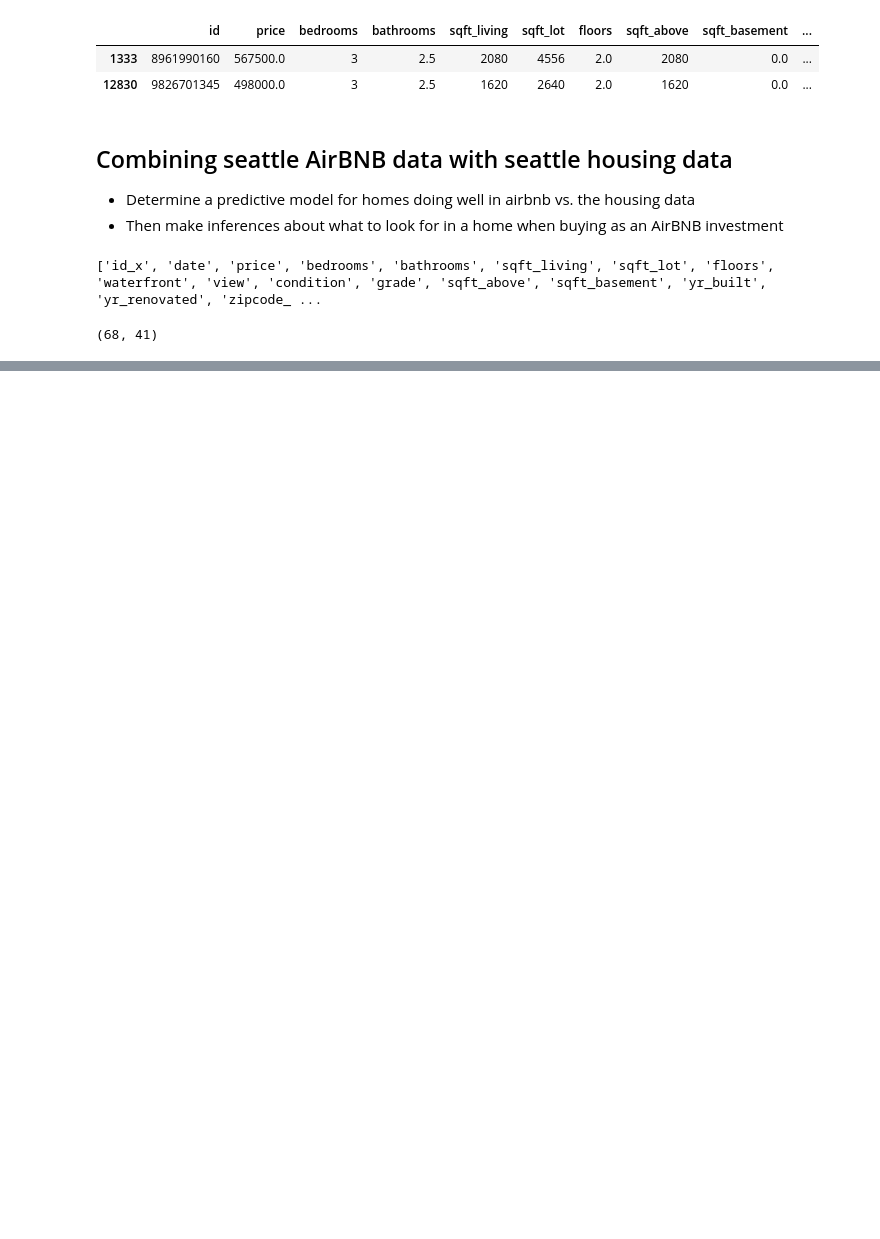
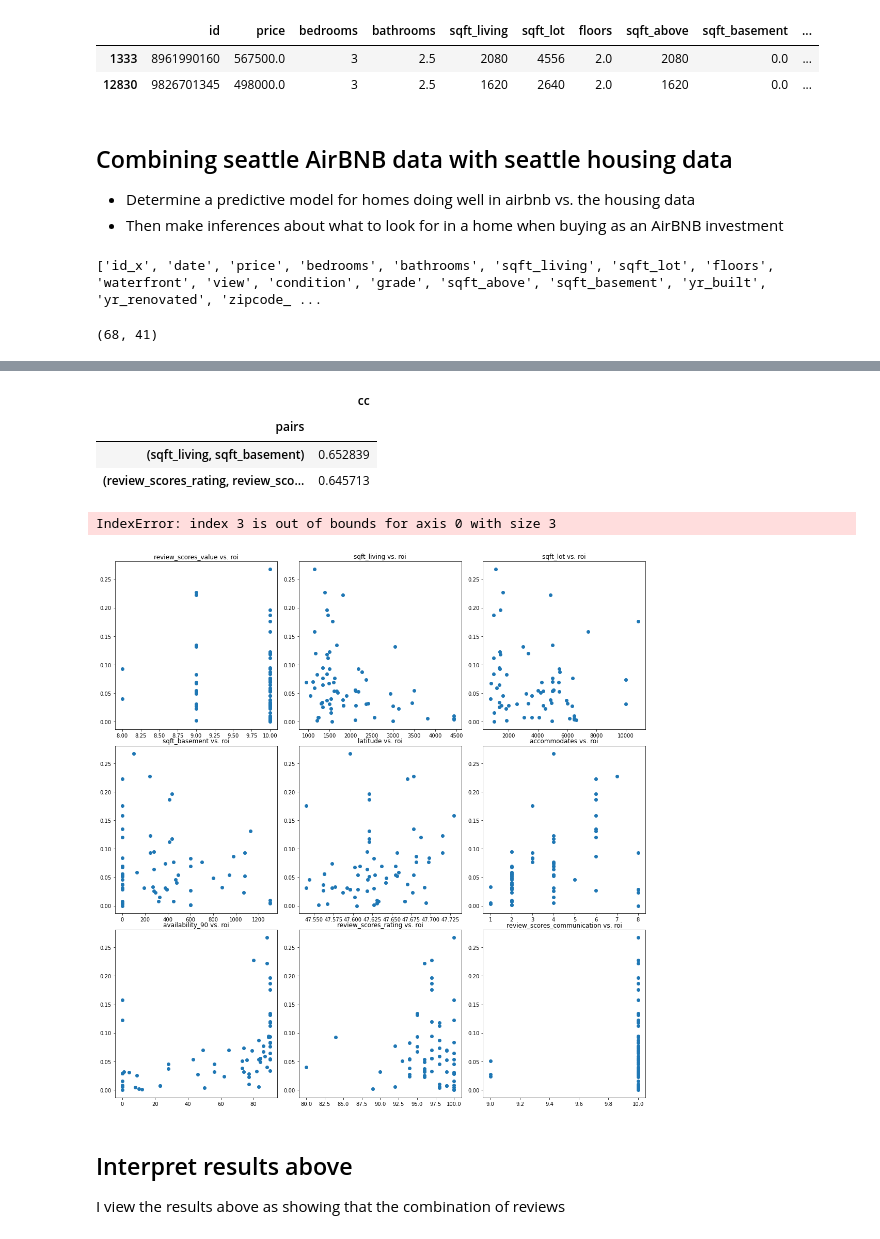
Before and after one commit to DanlBradley/AirBNB-Profit-Predictor, a Jupyter notebook: student.ipynb, the cells around one changed output, grey strips where cells are left out. Cells and saved outputs as stored; diff of their text form; code cells hidden in the pictures; blank space fills up the shorter version.

```diff
--- a/student.ipynb
+++ b/student.ipynb
@@ -207,0 +289,8 @@ plt.axhline(.05, c = 'black');
+# %%
+df = generate_collinearity_pairs(merged_numerics)
+df[(df.cc>.5) & (df.cc <1)]
+# %% [output]
+|  | cc |
+| pairs |  |
+| (sqft_living, sqft_basement) | 0.652839 |
+| (review_scores_rating, review_sco... | 0.645713 |
@@ -208,3 +300,27 @@ plt.axhline(.05, c = 'black');
+# %%
+cleaned_bnb_and_housing_data = pd.read_csv('data/cleaned_bnb_and_housing_numerics.csv')
+cleaned_bnb_and_housing_data = cleaned_bnb_and_housing_data.loc[cleaned_bnb_and_housing_data['sqft_lot'] < 15000]
+# %%
+fig, axs = plt.subplots(3,3)
+bnb_metric = 'roi'
+fig.set_figheight(15)
+fig.set_figwidth(15)
+plt.tight_layout()
+independants = cleaned_bnb_and_housing_data.drop(columns=bnb_metric)
+dependant = cleaned_bnb_and_housing_data[bnb_metric]
+column_num = 0
+
+for i in range(5):
+    for j in range(3):
+        axs[i,j].scatter(independants.iloc[:,(column_num-1)],dependant)
+        axs[i,j].set_title('{} vs. {}'.format(independants.columns[column_num-1], bnb_metric))
+        column_num += 1
+# %% [output]
+IndexError: index 3 is out of bounds for axis 0 with size 3
+[figure, added]
+# %% [markdown]
+## Interpret results above
+I view the results above as showing that the combination of reviews
 # %%
 #This cell is just to take a look at some of the categorical columns vs. sales
 merged.groupby('bedrooms_x')[target_metric].mean().sort_values().plot.barh();
```
Also changed, not shown: parts of 14 cells of this notebook, 1 other file.
